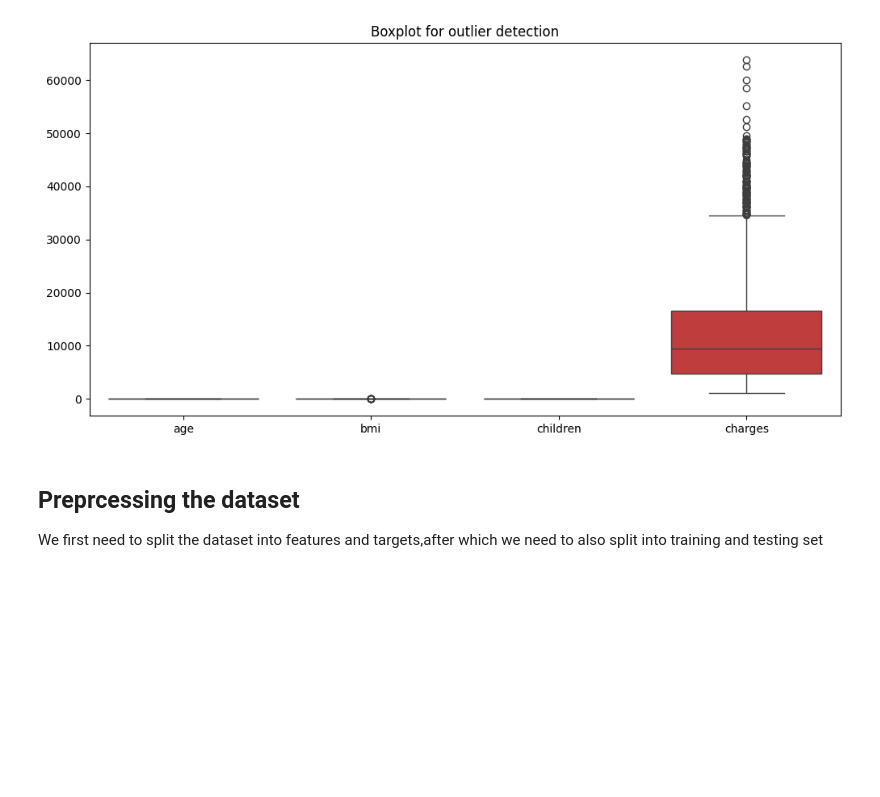
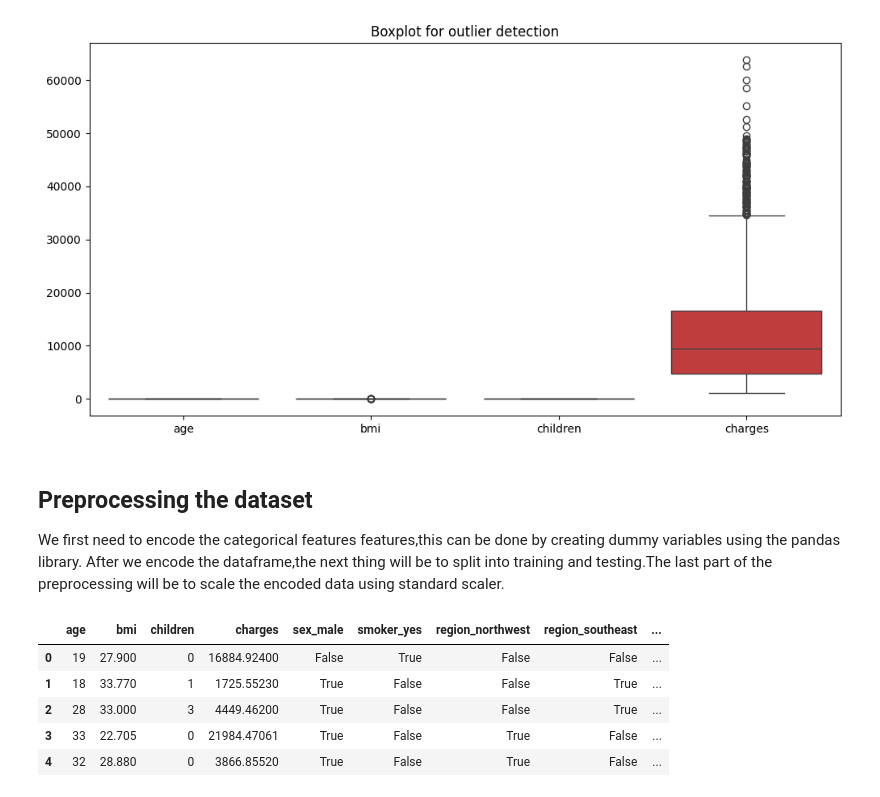
Before and after one commit to Bil115/Predicting_Insurance_Charges, a Jupyter notebook: Insurance_Charges.ipynb, the cells around one changed output. Cells and saved outputs as stored; diff of their text form; code cells hidden in the pictures; blank space fills up the shorter version.

```diff
--- a/Insurance_Charges.ipynb
+++ b/Insurance_Charges.ipynb
@@ -180,5 +180,19 @@ plt.show()
 # %% [output]
 [figure]
 # %% [markdown]
-## Preprcessing the dataset
-We first need to split the dataset into features and targets,after which we need to also split into training and testing set
+## Preprocessing the dataset
+We first need to encode the categorical features features,this can be done by creating dummy variables using the pandas library.
+After we encode the dataframe,the next thing will be to split into training and testing.The last part of the preprocessing will be to
+scale the encoded data using standard scaler.
+# %%
+#Creating dummies from the insurance dataset
+import pandas as pd
+insurance_df_dummies=pd.get_dummies(insurance_df,drop_first=True)
+insurance_df_dummies.head()
+# %% [output]
+|  | age | bmi | children | charges | sex_male | smoker_yes | region_northwest | region_southeast | ... |
+| 0 | 19 | 27.900 | 0 | 16884.92400 | False | True | False | False | ... |
+| 1 | 18 | 33.770 | 1 | 1725.55230 | True | False | False | True | ... |
+| 2 | 28 | 33.000 | 3 | 4449.46200 | True | False | False | True | ... |
+| 3 | 33 | 22.705 | 0 | 21984.47061 | True | False | True | False | ... |
+| 4 | 32 | 28.880 | 0 | 3866.85520 | True | False | True | False | ... |
```
Also changed, not shown: parts of 5 cells of this notebook.
